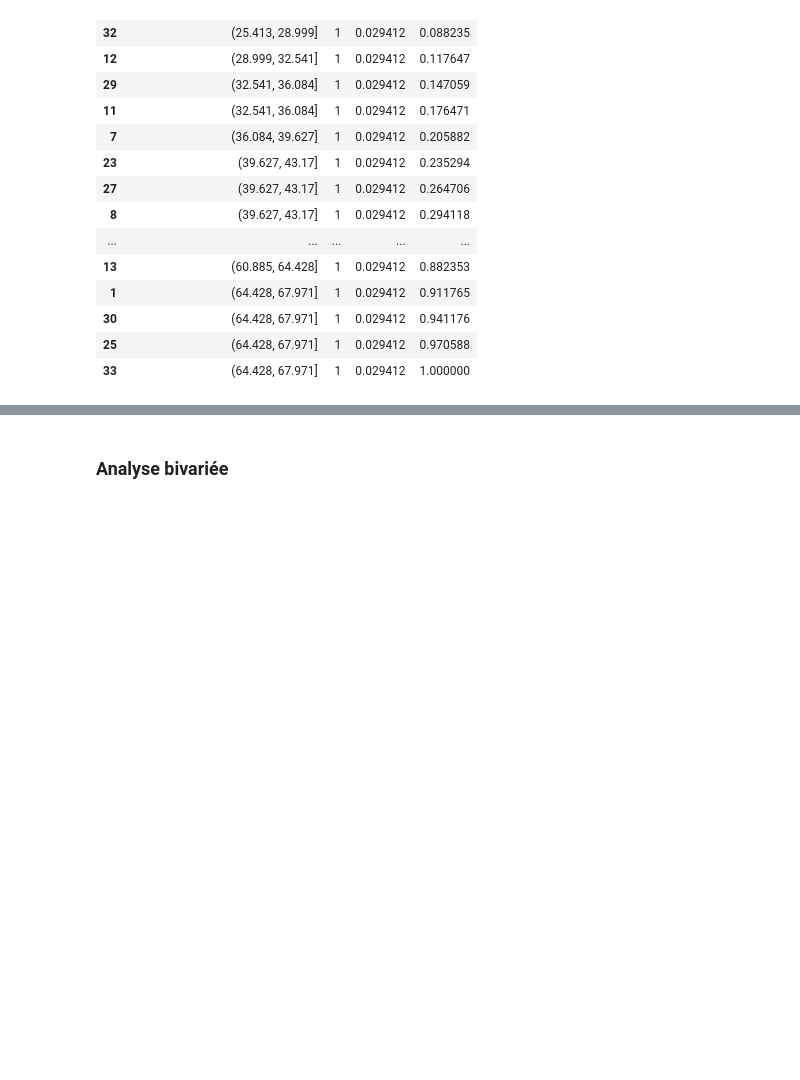
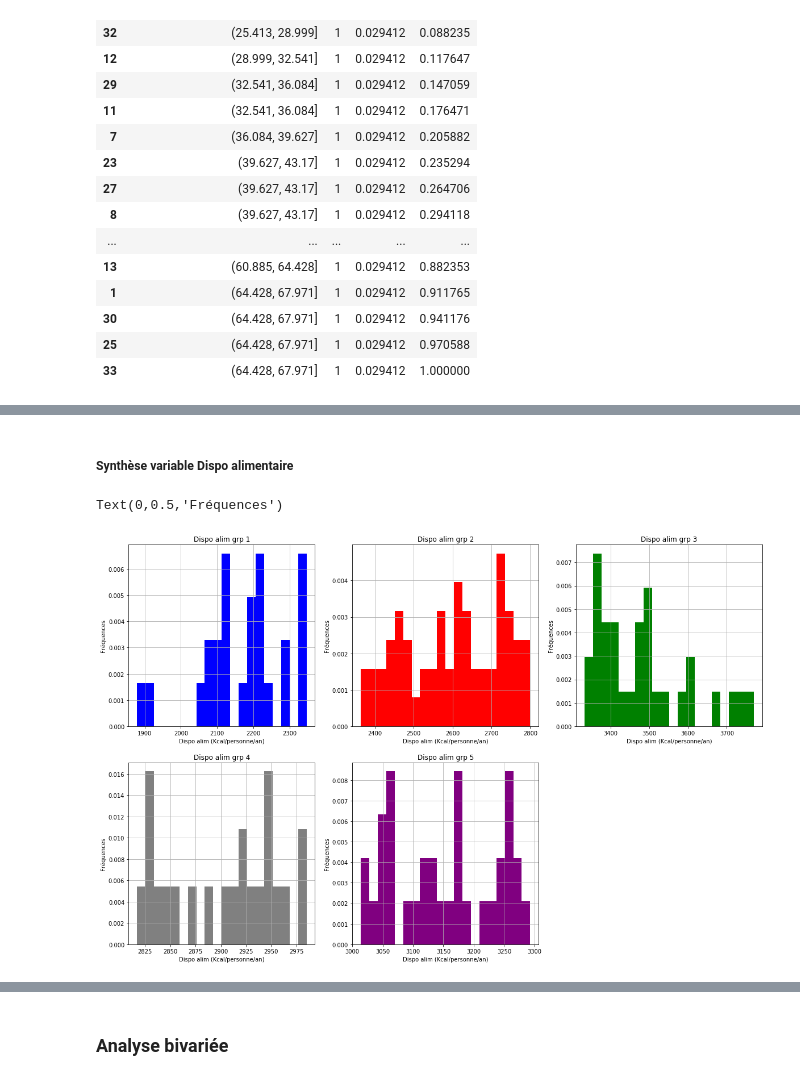
Before and after one commit to Silvock/project_5_prod_market_study, a Jupyter notebook: notebook/Exercice5.ipynb, the cells around one changed output, grey strips where cells are left out. Saved outputs shown, nothing was run; the diff lists cells and outputs as text; code cells hidden in the pictures; blank space fills up the shorter version.

```diff
--- a/notebook/Exercice5.ipynb
+++ b/notebook/Exercice5.ipynb
@@ -1612,0 +1637,37 @@ Variable Proportion de protéines d'origine animale par rapport à la quantité
+# %% [markdown]
+##### Synthèse variable Dispo alimentaire
+# %%
+plt.figure(figsize=(20,20))
+plt.tight_layout()
+plt.subplot(3,3,1)
+plot_df_groupe1 = df_groupe1['Disponibilité alimentaire (Kcal/personne/jour)'].hist(density=True, bins=20,color='blue')
+plot_df_groupe1.set_title('Dispo alim grp 1')
+plot_df_groupe1.set_xlabel('Dispo alim (Kcal/personne/an)')
+plot_df_groupe1.set_ylabel('Fréquences')
+
+plt.subplot(3,3,2)
+plot_df_groupe2 = df_groupe2['Disponibilité alimentaire (Kcal/personne/jour)'].hist(density=True, bins=20,color='red')
+plot_df_groupe2.set_title('Dispo alim grp 2')
+plot_df_groupe2.set_xlabel('Dispo alim (Kcal/personne/an)')
+plot_df_groupe2.set_ylabel('Fréquences')
+
+plt.subplot(3,3,3)
+plot_df_groupe3 = df_groupe3['Disponibilité alimentaire (Kcal/personne/jour)'].hist(density=True, bins=20,color='green')
+plot_df_groupe3.set_title('Dispo alim grp 3')
+plot_df_groupe3.set_xlabel('Dispo alim (Kcal/personne/an)')
+plot_df_groupe3.set_ylabel('Fréquences')
+
+plt.subplot(3,3,4)
+plot_df_groupe4 = df_groupe4['Disponibilité alimentaire (Kcal/personne/jour)'].hist(density=True, bins=20,color='grey')
+plot_df_groupe4.set_title('Dispo alim grp 4')
+plot_df_groupe4.set_xlabel('Dispo alim (Kcal/personne/an)')
+plot_df_groupe4.set_ylabel('Fréquences')
+
+plt.subplot(3,3,5)
+plot_df_groupe5 = df_groupe5['Disponibilité alimentaire (Kcal/personne/jour)'].hist(density=True, bins=20,color='purple')
+plot_df_groupe5.set_title('Dispo alim grp 5')
+plot_df_groupe5.set_xlabel('Dispo alim (Kcal/personne/an)')
+plot_df_groupe5.set_ylabel('Fréquences')
+# %% [output]
+Text(0,0.5,'Fréquences')
+[figure, added]
```
Also changed, not shown: parts of 52 cells of this notebook, 1 other file.
